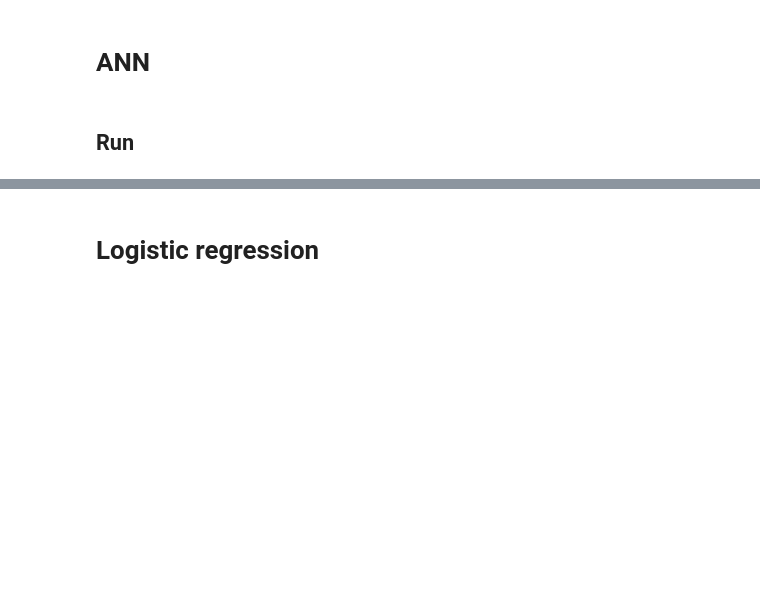
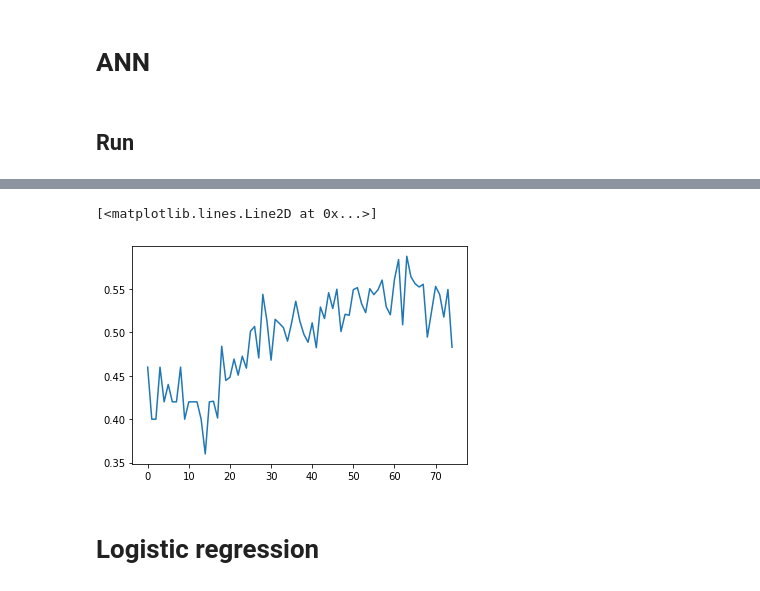
Before and after one commit to amulyagarimella/progeria-prediction, a Jupyter notebook: learning.ipynb, the cells around one changed output, grey strips where cells are left out. Drawn from its saved outputs; the diff is of its cells as text; code cells hidden in the pictures; blank space fills up the shorter version.

```diff
--- a/learning.ipynb
+++ b/learning.ipynb
@@ -208,3 +212,8 @@ plt.plot(accs)
+# %%
+plt.plot(bal_accs)
+# %% [output]
+[<matplotlib.lines.Line2D at 0x...>]
+[figure, added]
 # %% [markdown]
 # Logistic regression
 # %%
```
Also changed, not shown: parts of 12 cells of this notebook, 1 other file.
